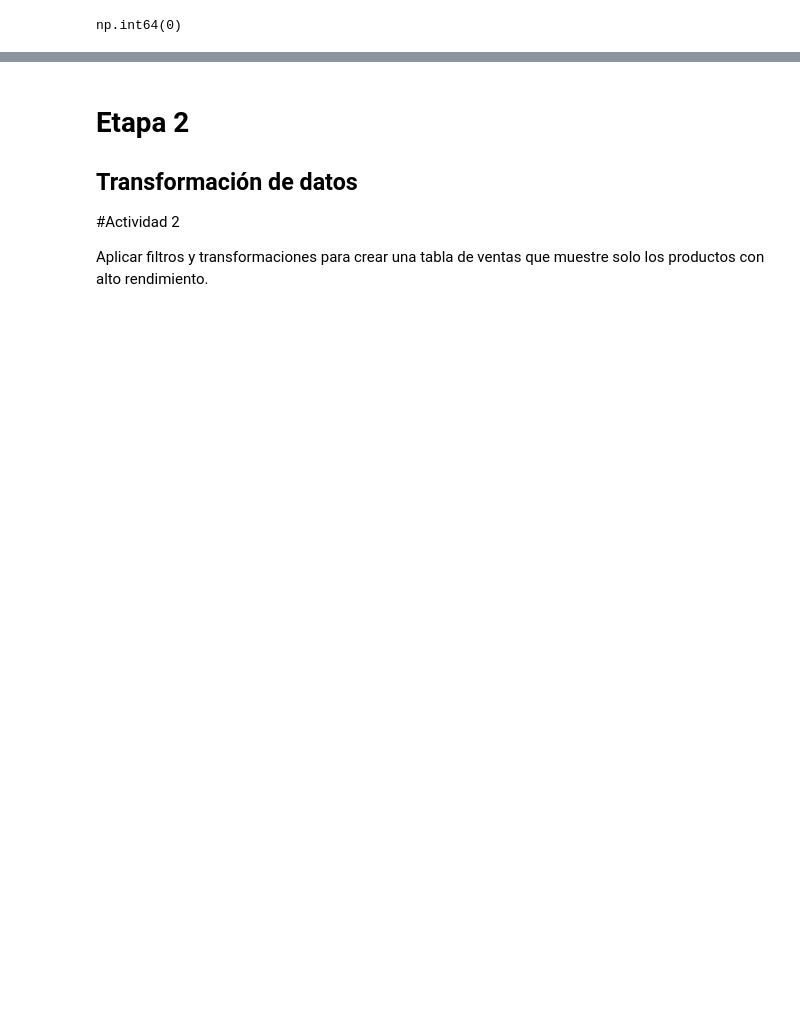
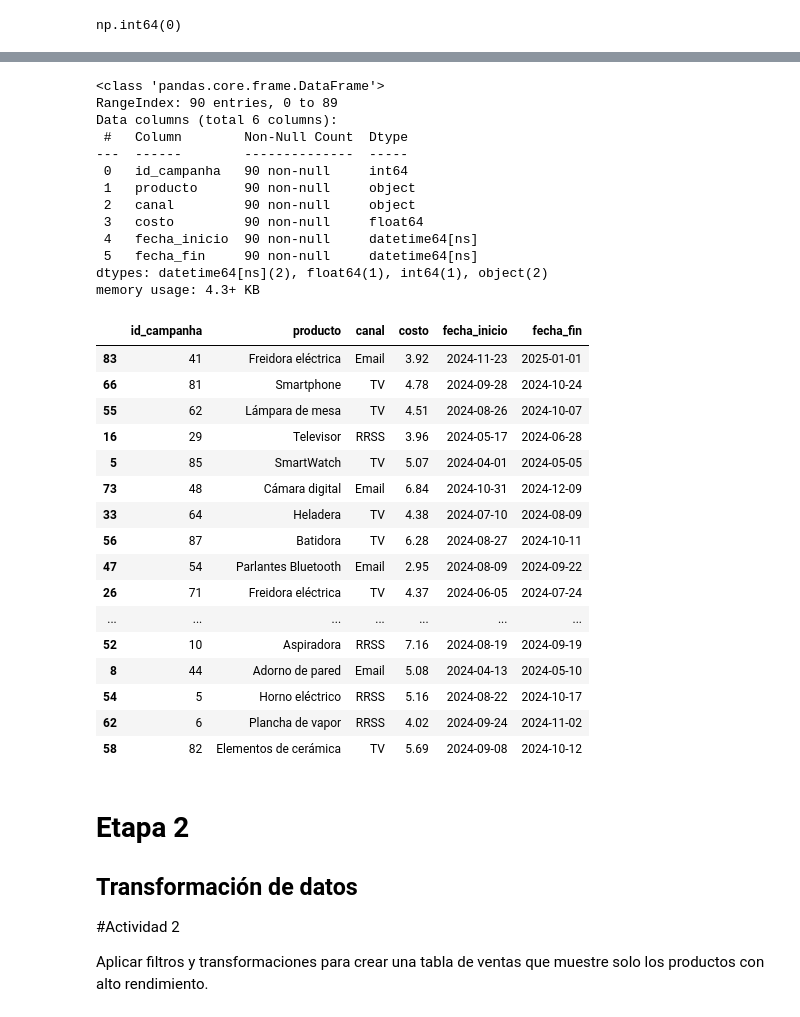
Before and after one commit to VASUDEVAKAMASWAMI/TT-2C2025-Data-Analitycs-Notebooks, a Jupyter notebook: Copia_de_pre_entrega.ipynb, the cells around one changed output, grey strips where cells are left out. Cells and saved outputs as stored; diff of their text form; code cells hidden in the pictures; blank space fills up the shorter version.

```diff
--- a/Copia_de_pre_entrega.ipynb
+++ b/Copia_de_pre_entrega.ipynb
@@ -471,3 +509,36 @@ df_marketing['fecha_inicio'] = pd.to_datetime(df_marketing['fecha_inicio'], form
 df_marketing['fecha_fin'] = pd.to_datetime(df_marketing['fecha_fin'], format="%d/%m/%Y")
 # %%
 # Validamos los cambios
+df_marketing.info()
+df_marketing.sample(30)
+# %% [output]
+<class 'pandas.core.frame.DataFrame'>
+RangeIndex: 90 entries, 0 to 89
+Data columns (total 6 columns):
+ #   Column        Non-Null Count  Dtype
+---  ------        --------------  -----
+ 0   id_campanha   90 non-null     int64
+ 1   producto      90 non-null     object
+ 2   canal         90 non-null     object
+ 3   costo         90 non-null     float64
+ 4   fecha_inicio  90 non-null     datetime64[ns]
+ 5   fecha_fin     90 non-null     datetime64[ns]
+dtypes: datetime64[ns](2), float64(1), int64(1), object(2)
+memory usage: 4.3+ KB
+|  | id_campanha | producto | canal | costo | fecha_inicio | fecha_fin |
+| 83 | 41 | Freidora eléctrica | Email | 3.92 | 2024-11-23 | 2025-01-01 |
+| 66 | 81 | Smartphone | TV | 4.78 | 2024-09-28 | 2024-10-24 |
+| 55 | 62 | Lámpara de mesa | TV | 4.51 | 2024-08-26 | 2024-10-07 |
+| 16 | 29 | Televisor | RRSS | 3.96 | 2024-05-17 | 2024-06-28 |
+| 5 | 85 | SmartWatch | TV | 5.07 | 2024-04-01 | 2024-05-05 |
+| 73 | 48 | Cámara digital | Email | 6.84 | 2024-10-31 | 2024-12-09 |
+| 33 | 64 | Heladera | TV | 4.38 | 2024-07-10 | 2024-08-09 |
+| 56 | 87 | Batidora | TV | 6.28 | 2024-08-27 | 2024-10-11 |
+| 47 | 54 | Parlantes Bluetooth | Email | 2.95 | 2024-08-09 | 2024-09-22 |
+| 26 | 71 | Freidora eléctrica | TV | 4.37 | 2024-06-05 | 2024-07-24 |
+| ... | ... | ... | ... | ... | ... | ... |
+| 52 | 10 | Aspiradora | RRSS | 7.16 | 2024-08-19 | 2024-09-19 |
+| 8 | 44 | Adorno de pared | Email | 5.08 | 2024-04-13 | 2024-05-10 |
+| 54 | 5 | Horno eléctrico | RRSS | 5.16 | 2024-08-22 | 2024-10-17 |
+| 62 | 6 | Plancha de vapor | RRSS | 4.02 | 2024-09-24 | 2024-11-02 |
+| 58 | 82 | Elementos de cerámica | TV | 5.69 | 2024-09-08 | 2024-10-12 |
```
Also changed, not shown: parts of 56 cells of this notebook.
